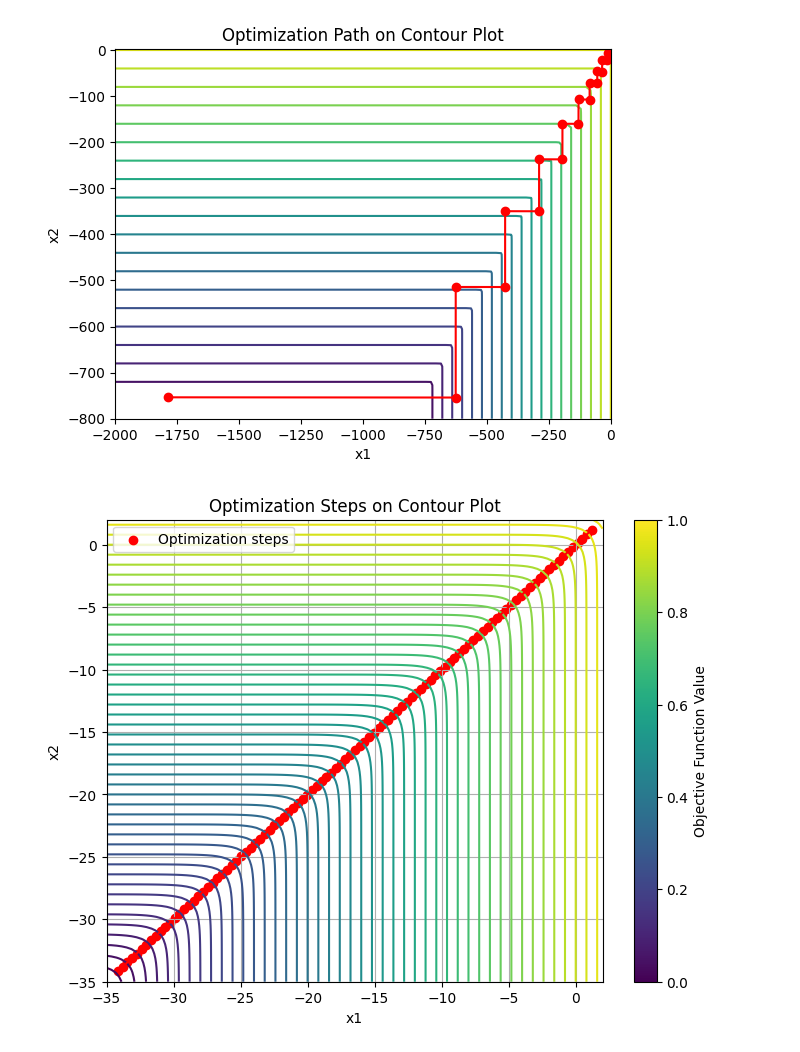
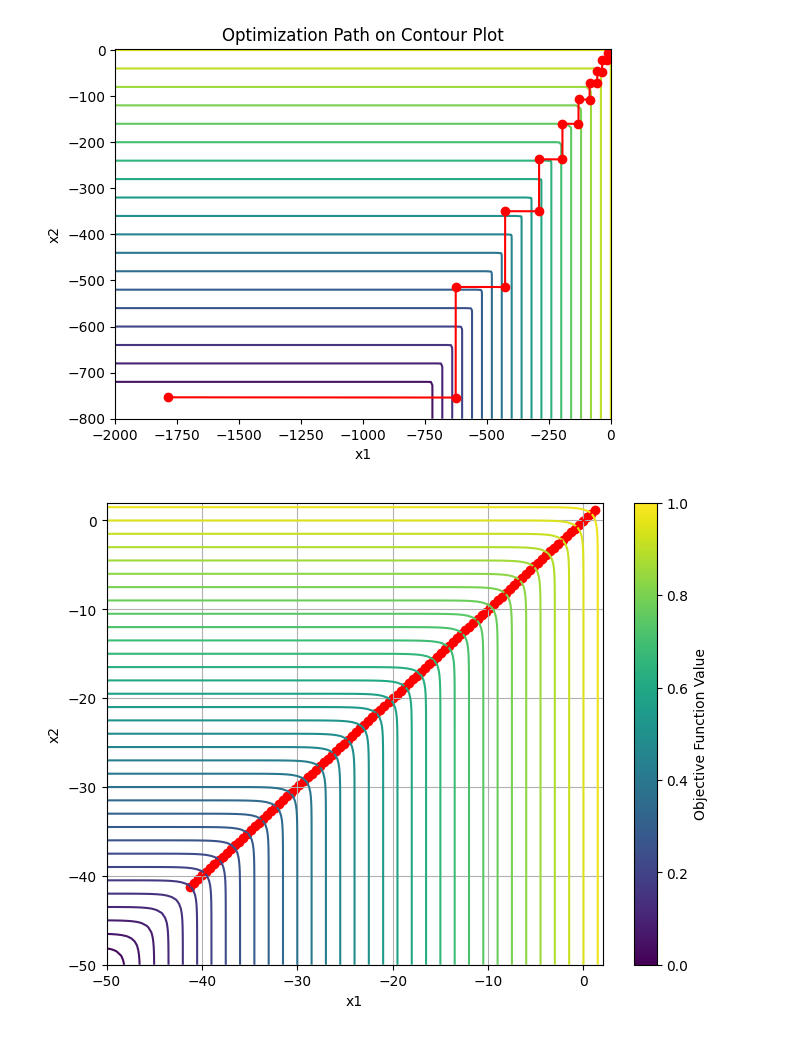
Before and after one commit to meidix/optimization-hw2, a Jupyter notebook: optimization_hw02.ipynb, the cells around one changed output. Drawn from its saved outputs; the diff is of its cells as text; code cells hidden in the pictures.

```diff
--- a/optimization_hw02.ipynb
+++ b/optimization_hw02.ipynb
@@ -350,39 +350,37 @@ def dogleg_method(x, trust_region_radius, tolerance, max_iters=100):
         steps.append(x.copy())
 
         # Check for convergence
         if np.abs(f(x)) < tolerance:
             break
         iters += 1
 
     return np.array(steps)
 
 # Generate data for contour plot
-x = np.linspace(-35, 2, 100)
-y = np.linspace(-35, 2, 100)
+x = np.linspace(-50, 2, 100)
+y = np.linspace(-50, 2, 100)
 X, Y = np.meshgrid(x, y)
 Z = np.log(np.exp(X) + np.exp(Y))
 
 # Initial point for optimization
 initial_point = np.array([1.2, 1.2])
-trust_region_radius = 0.5
-tolerance = 1e-3
+trust_region_radius = 0.6
+tolerance = 1e-6
 
 # Run optimization
 trajectory = dogleg_method(initial_point, trust_region_radius, tolerance)
 
 # Plotting contour of the objective function and trajectory
 plt.figure(figsize=(8, 6))
 plt.contour(X, Y, Z, levels=50)
 plt.scatter(trajectory[:, 0], trajectory[:, 1], color='red', marker='o', label='Optimization steps')
 plt.plot(trajectory[:, 0], trajectory[:, 1], color='red', linestyle='--')
 plt.xlabel('x1')
 plt.ylabel('x2')
-plt.title('Optimization Steps on Contour Plot')
-plt.legend()
 plt.grid(True)
 plt.colorbar(label='Objective Function Value')
 plt.show()
 # %% [output]
-[figure, old version]
+[figure, new version]
 # %%
 # Generate data for contour plot
```
Also changed, not shown: parts of 1 cell of this notebook.
